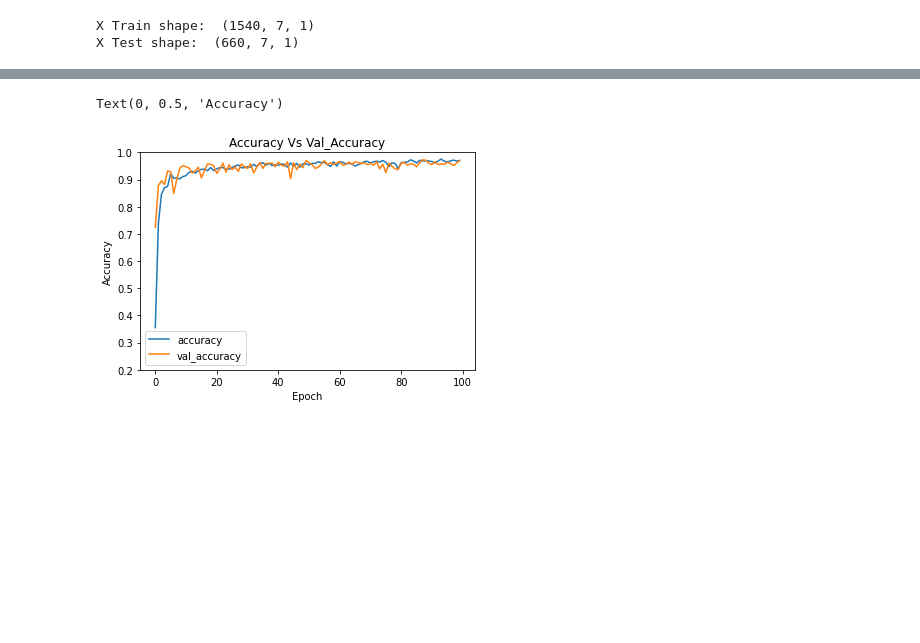
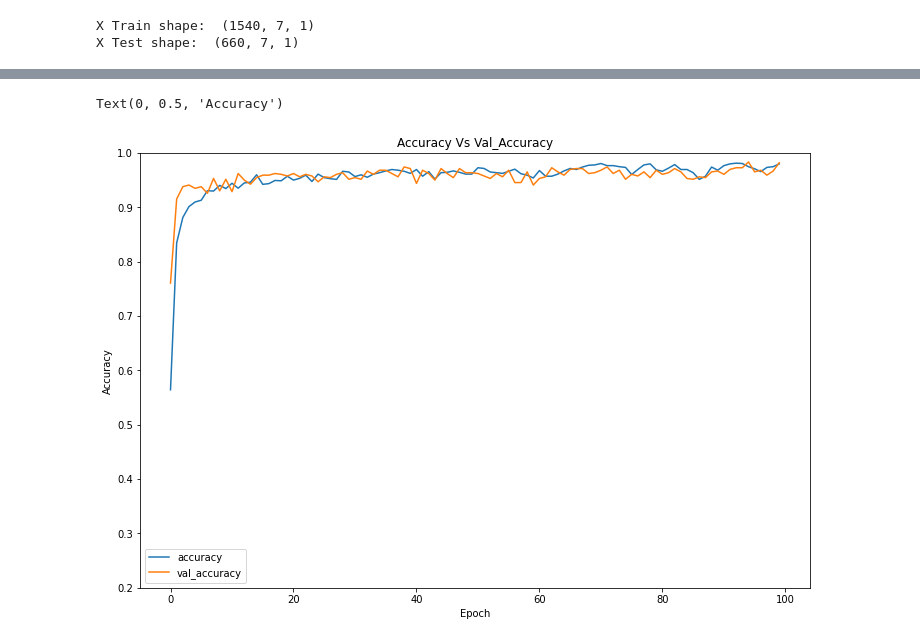
Before and after one commit to latolli/python-crop-recommendation, a Jupyter notebook: crop_cnn.ipynb, the cells around one changed output, grey strips where cells are left out. Saved outputs shown, nothing was run; the diff lists cells and outputs as text; code cells hidden in the pictures; blank space fills up the shorter version.

```diff
--- a/crop_cnn.ipynb
+++ b/crop_cnn.ipynb
@@ -221,6 +220,8 @@ print("X Test shape: ", X_test.shape)
 X Train shape:  (1540, 7, 1)
 X Test shape:  (660, 7, 1)
 # %%
+#learning rate
+lr = 0.01
 # Create sequential model
 cnn_model = tf.keras.models.Sequential()
 #First CNN layer  with 32 filters, conv window 3, relu activation and same padding
@@ -231,13 +232,13 @@ cnn_model.add(Conv1D(filters=64, kernel_size=(3,), padding='same', activation=tf
 cnn_model.add(Conv1D(filters=128, kernel_size=(3,), padding='same', activation=tf.keras.layers.LeakyReLU(alpha=lr)))
 #Fourth CNN layer with Max pooling
 cnn_model.add(MaxPool1D(pool_size=(3,), strides=2, padding='same'))
-cnn_model.add(Dropout(0.5))
+cnn_model.add(Dropout(0.25))
 #Flatten the output
 cnn_model.add(Flatten())
 #Add a dense layer with 256 neurons
-cnn_model.add(Dense(units = 256, activation=tf.keras.layers.LeakyReLU(alpha=0.001)))
+cnn_model.add(Dense(units = 256, activation=tf.keras.layers.LeakyReLU(alpha=lr)))
 #Add a dense layer with 512 neurons
-cnn_model.add(Dense(units = 512, activation=tf.keras.layers.LeakyReLU(alpha=0.001)))
+cnn_model.add(Dense(units = 512, activation=tf.keras.layers.LeakyReLU(alpha=lr)))
 #Softmax as last layer with five outputs
 cnn_model.add(Dense(units = 22, activation='softmax'))
 # %%
@@ -284,14 +285,15 @@ Epoch 100/100
 # %%
 #display accuracy
+fig = plt.figure(figsize=(12,8))
 plt.plot(cnn_model_history.history['accuracy'])
 plt.plot(cnn_model_history.history['val_accuracy'])
 plt.ylim(0.2, 1)
 plt.legend(["accuracy","val_accuracy"])
 plt.title('Accuracy Vs Val_Accuracy')
 plt.xlabel('Epoch')
 plt.ylabel('Accuracy')
 # %% [output]
 Text(0, 0.5, 'Accuracy')
-[figure, old version]
+[figure, new version]
 # %%
 #display loss
```
Also changed, not shown: parts of 6 cells of this notebook.
